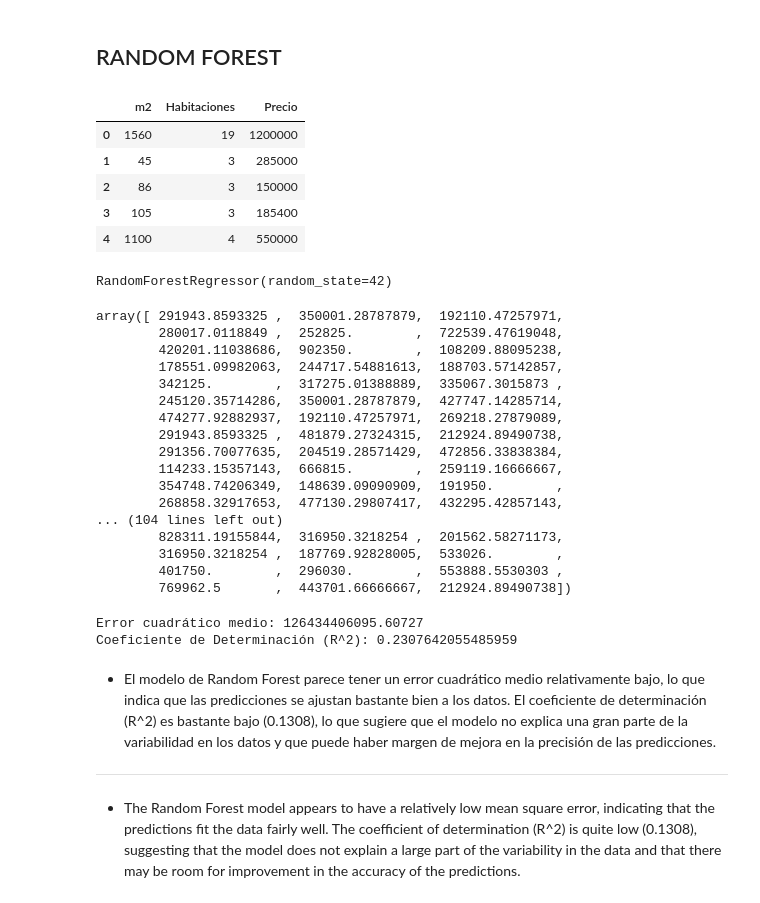
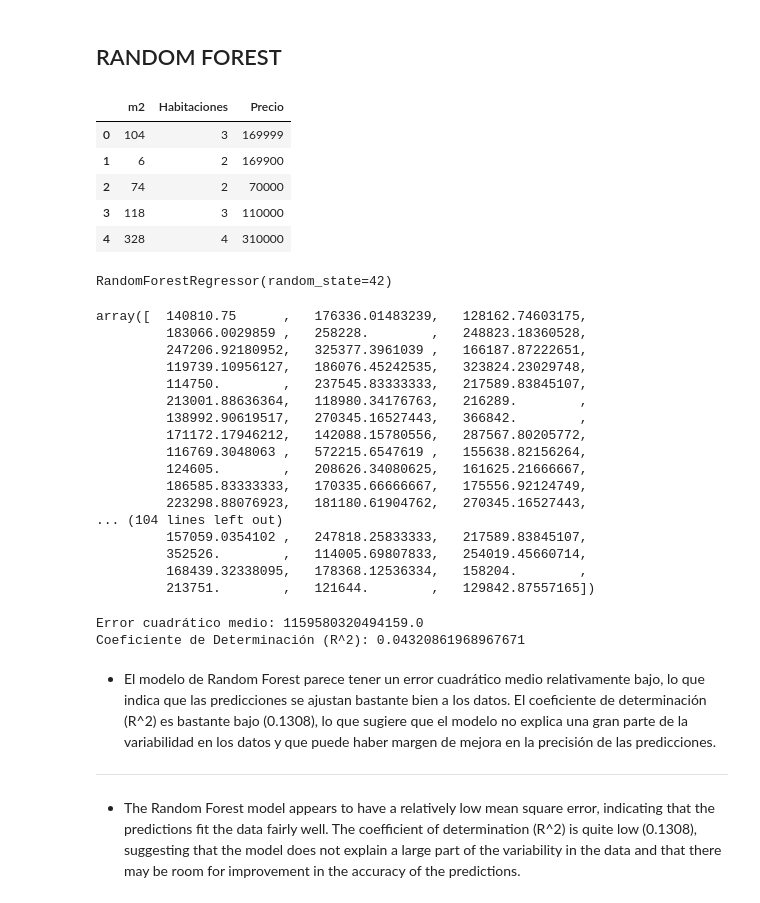
Before and after one commit to 4GeeksAcademy/028-PROYECTO_FINAL_VIVIENDAS-main-4geeks, a Jupyter notebook: src/PROVINCIAS/EDA/creacion_modelos.ipynb, the cells around one changed output. Saved outputs shown, nothing was run; the diff lists cells and outputs as text; code cells hidden in the pictures.

```diff
--- a/src/PROVINCIAS/EDA/creacion_modelos.ipynb
+++ b/src/PROVINCIAS/EDA/creacion_modelos.ipynb
@@ -95,20 +95,20 @@ Conjunto de TRAIN y TEST con características seleccionadas exportados
 # %%
 #Paso 1. Lectura del conjunto de datos procesado¶
 
 
 import pandas as pd
 
-train_data = pd.read_csv("/workspaces/028-PROYECTO_FINAL_VIVIENDAS-main/src/PROVINCIAS/csv_train_test/pontevedra_train_selected.csv")
-test_data = pd.read_csv("/workspaces/028-PROYECTO_FINAL_VIVIENDAS-main/src/PROVINCIAS/csv_train_test/pontevedra_test_selected.csv")
+train_data = pd.read_csv("/workspaces/028-PROYECTO_FINAL_VIVIENDAS-main/src/PROVINCIAS/csv_train_test/zaragoza_train_selected.csv")
+test_data = pd.read_csv("/workspaces/028-PROYECTO_FINAL_VIVIENDAS-main/src/PROVINCIAS/csv_train_test/zaragoza_test_selected.csv")
 
 train_data.head()
 # %% [output]
 |  | m2 | Habitaciones | Precio |
-| 0 | 1560 | 19 | 1200000 |
-| 1 | 45 | 3 | 285000 |
-| 2 | 86 | 3 | 150000 |
-| 3 | 105 | 3 | 185400 |
-| 4 | 1100 | 4 | 550000 |
+| 0 | 104 | 3 | 169999 |
+| 1 | 6 | 2 | 169900 |
+| 2 | 74 | 2 | 70000 |
+| 3 | 118 | 3 | 110000 |
+| 4 | 328 | 4 | 310000 |
 # %%
 X_train = train_data.drop(["Precio"], axis = 1)
 y_train = train_data["Precio"]
@@ -128,31 +128,31 @@ RandomForestRegressor(random_state=42)
 y_pred = model.predict(X_test)
 y_pred
 # %% [output]
-array([ 291943.8593325 ,  350001.28787879,  192110.47257971,
-        280017.0118849 ,  252825.        ,  722539.47619048,
-        420201.11038686,  902350.        ,  108209.88095238,
-        178551.09982063,  244717.54881613,  188703.57142857,
-        342125.        ,  317275.01388889,  335067.3015873 ,
-        245120.35714286,  350001.28787879,  427747.14285714,
-        474277.92882937,  192110.47257971,  269218.27879089,
-        291943.8593325 ,  481879.27324315,  212924.89490738,
-        291356.70077635,  204519.28571429,  472856.33838384,
-        114233.15357143,  666815.        ,  259119.16666667,
-        354748.74206349,  148639.09090909,  191950.        ,
-        268858.32917653,  477130.29807417,  432295.42857143,
+array([  140810.75      ,   176336.01483239,   128162.74603175,
+         183066.0029859 ,   258228.        ,   248823.18360528,
+         247206.92180952,   325377.3961039 ,   166187.87222651,
+         119739.10956127,   186076.45242535,   323824.23029748,
+         114750.        ,   237545.83333333,   217589.83845107,
+         213001.88636364,   118980.34176763,   216289.        ,
+         138992.90619517,   270345.16527443,   366842.        ,
+         171172.17946212,   142088.15780556,   287567.80205772,
+         116769.3048063 ,   572215.6547619 ,   155638.82156264,
+         124605.        ,   208626.34080625,   161625.21666667,
+         186585.83333333,   170335.66666667,   175556.92124749,
+         223298.88076923,   181180.61904762,   270345.16527443,
 ... (104 lines left out)
-        828311.19155844,  316950.3218254 ,  201562.58271173,
-        316950.3218254 ,  187769.92828005,  533026.        ,
-        401750.        ,  296030.        ,  553888.5530303 ,
-        769962.5       ,  443701.66666667,  212924.89490738])
+         157059.0354102 ,   247818.25833333,   217589.83845107,
+         352526.        ,   114005.69807833,   254019.45660714,
+         168439.32338095,   178368.12536334,   158204.        ,
+         213751.        ,   121644.        ,   129842.87557165])
 # %%
 from sklearn.metrics import mean_squared_error, r2_score
 
 print(f"Error cuadrático medio: {mean_squared_error(y_test, y_pred)}")
 print("Coeficiente de Determinación (R^2):", r2_score(y_test, y_pred))
 # %% [output]
-Error cuadrático medio: 126434406095.60727
-Coeficiente de Determinación (R^2): 0.2307642055485959
+Error cuadrático medio: 1159580320494159.0
+Coeficiente de Determinación (R^2): 0.04320861968967671
 # %% [markdown]
 - El modelo de Random Forest parece tener un error cuadrático medio relativamente bajo, lo que indica que las predicciones se ajustan bastante bien a los datos. El coeficiente de determinación (R^2) es bastante bajo (0.1308), lo que sugiere que el modelo no explica una gran parte de la variabilidad en los datos y que puede haber margen de mejora en la precisión de las predicciones.
 ---
```
Also changed, not shown: parts of 7 cells of this notebook, 58 other files.
